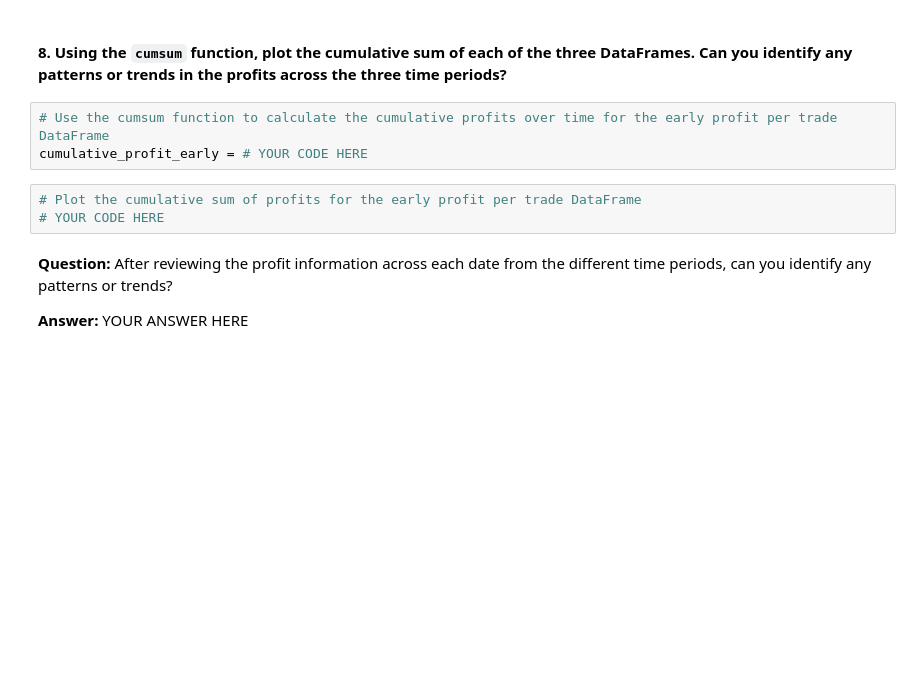
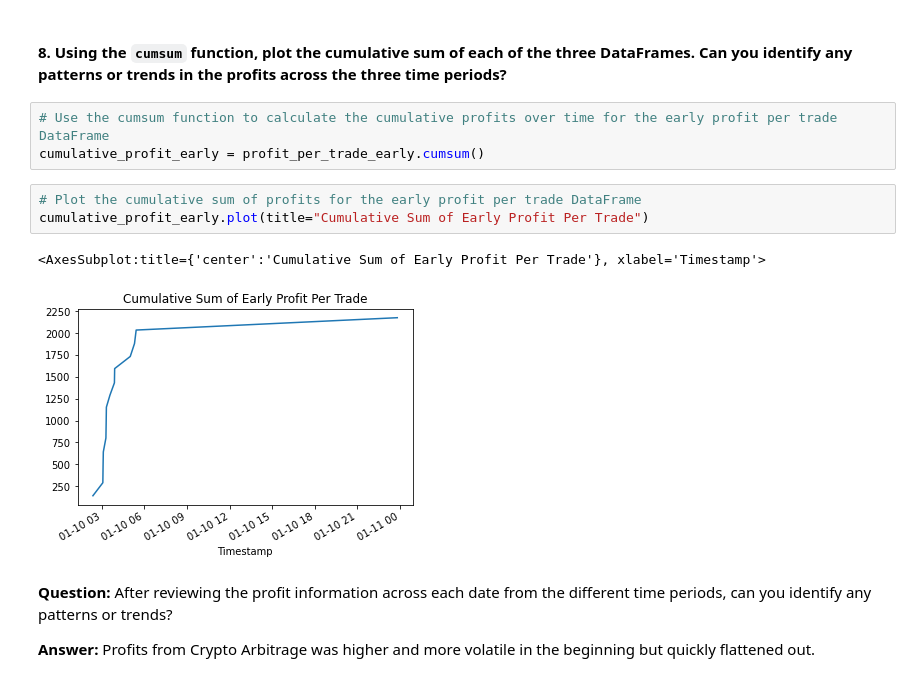
Before and after one commit to hchen1109/Finance_Analytics_3, a Jupyter notebook: crypto_arbitrage.ipynb, the cells around one changed output. Drawn from its saved outputs; the diff is of its cells as text; blank space fills up the shorter version.

```diff
--- a/crypto_arbitrage.ipynb
+++ b/crypto_arbitrage.ipynb
@@ -489,11 +554,14 @@ profit_per_trade_early = # YOUR CODE HERE
 #### 8. Using the `cumsum` function, plot the cumulative sum of each of the three DataFrames. Can you identify any patterns or trends in the profits across the three time periods?
 # %%
 # Use the cumsum function to calculate the cumulative profits over time for the early profit per trade DataFrame
-cumulative_profit_early = # YOUR CODE HERE
+cumulative_profit_early = profit_per_trade_early.cumsum()
 # %%
 # Plot the cumulative sum of profits for the early profit per trade DataFrame
-# YOUR CODE HERE
+cumulative_profit_early.plot(title="Cumulative Sum of Early Profit Per Trade")
+# %% [output]
+<AxesSubplot:title={'center':'Cumulative Sum of Early Profit Per Trade'}, xlabel='Timestamp'>
+[figure, added]
 # %% [markdown]
 **Question:** After reviewing the profit information across each date from the different time periods, can you identify any patterns or trends?
 
-**Answer:** YOUR ANSWER HERE
+**Answer:** Profits from Crypto Arbitrage was higher and more volatile in the beginning but quickly flattened out.
```
Also changed, not shown: parts of 8 cells of this notebook.
